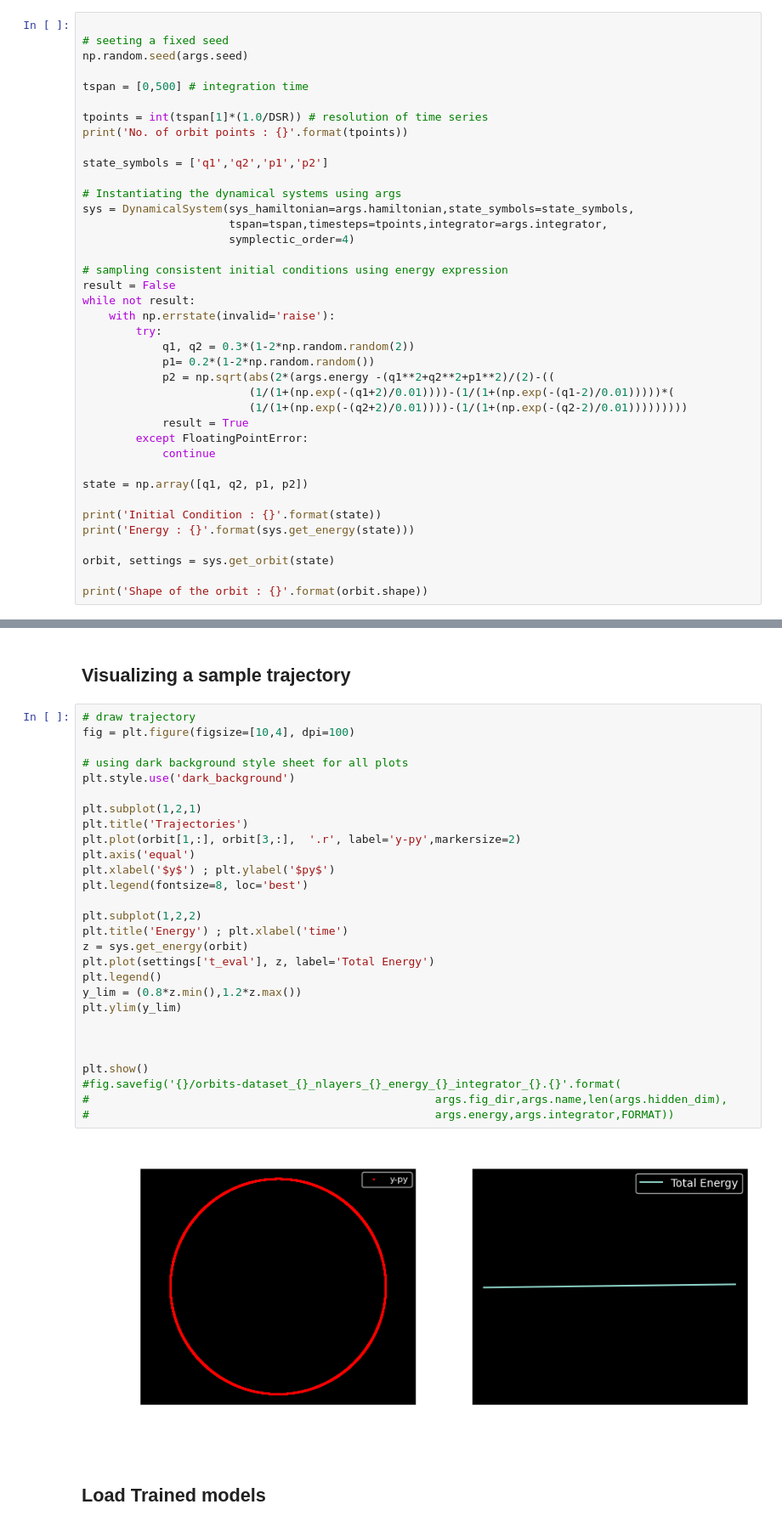
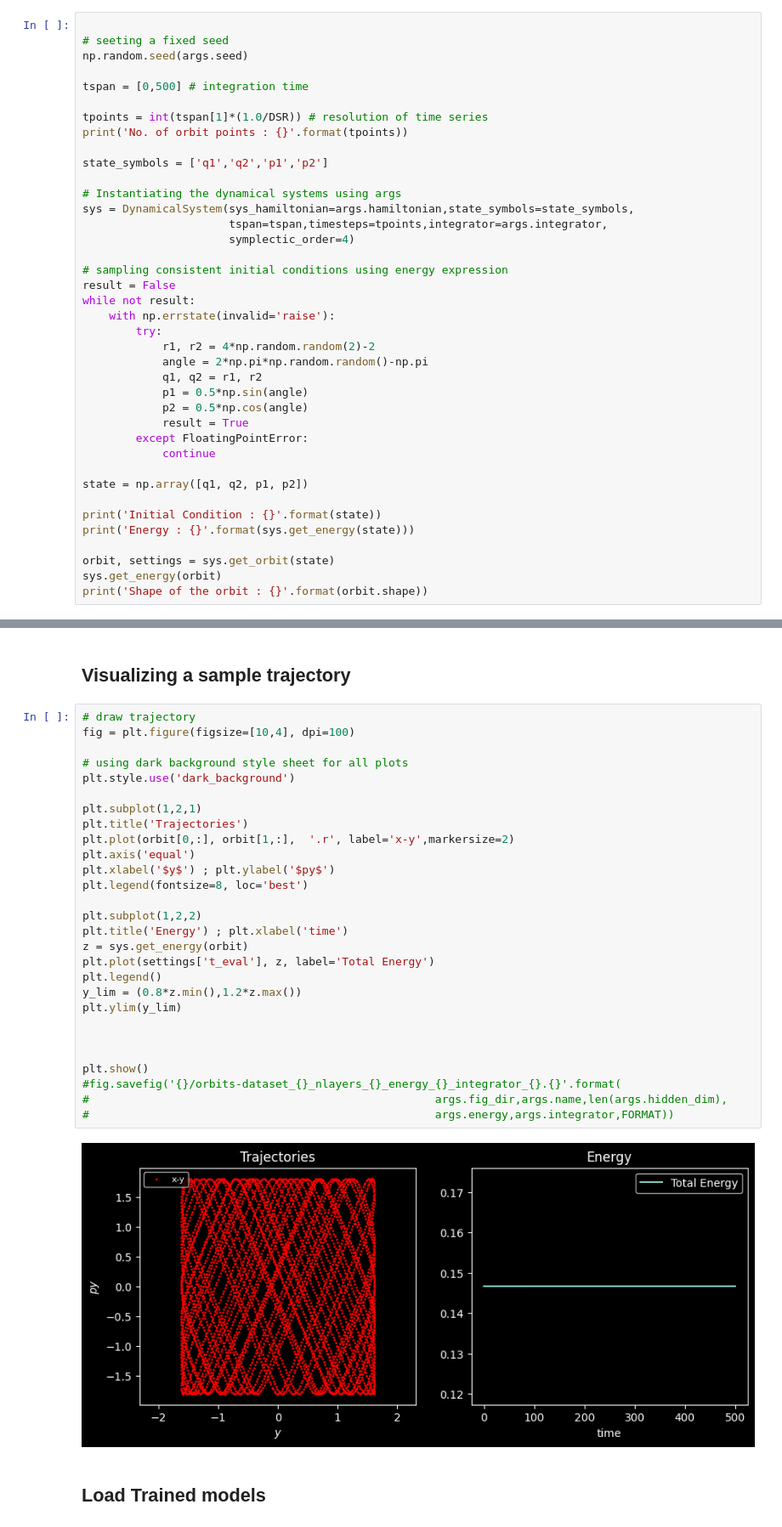
Before and after one commit to nirnayroy/OrderChaosHNN, a Jupyter notebook: analyze-square.ipynb, the cells around one changed output, grey strips where cells are left out. Shown: that part at 85% size. Saved outputs shown, nothing was run; the diff lists cells and outputs as text.

```diff
--- a/analyze-square.ipynb
+++ b/analyze-square.ipynb
@@ -89,11 +94,11 @@ result = False
 while not result:
     with np.errstate(invalid='raise'):
         try:
-            q1, q2 = 0.3*(1-2*np.random.random(2))
-            p1= 0.2*(1-2*np.random.random())
-            p2 = np.sqrt(abs(2*(args.energy -(q1**2+q2**2+p1**2)/(2)-((
-                         (1/(1+(np.exp(-(q1+2)/0.01))))-(1/(1+(np.exp(-(q1-2)/0.01)))))*(
-                         (1/(1+(np.exp(-(q2+2)/0.01))))-(1/(1+(np.exp(-(q2-2)/0.01)))))))))
+            r1, r2 = 4*np.random.random(2)-2
+            angle = 2*np.pi*np.random.random()-np.pi
+            q1, q2 = r1, r2
+            p1 = 0.5*np.sin(angle)
+            p2 = 0.5*np.cos(angle)
             result = True
         except FloatingPointError:
             continue
@@ -104,7 +109,7 @@ print('Initial Condition : {}'.format(state))
 print('Energy : {}'.format(sys.get_energy(state)))
 
 orbit, settings = sys.get_orbit(state)
-
+sys.get_energy(orbit)
 print('Shape of the orbit : {}'.format(orbit.shape))
 # %% [output]
 No. of orbit points : 5000
@@ -116,33 +121,33 @@ Shape of the orbit : (4, 5000)
 # %%
 # draw trajectory
 fig = plt.figure(figsize=[10,4], dpi=100)
 
 # using dark background style sheet for all plots
 plt.style.use('dark_background')
 
 plt.subplot(1,2,1)
 plt.title('Trajectories')
-plt.plot(orbit[1,:], orbit[3,:],  '.r', label='y-py',markersize=2)
+plt.plot(orbit[0,:], orbit[1,:],  '.r', label='x-y',markersize=2)
 plt.axis('equal')
 plt.xlabel('$y$') ; plt.ylabel('$py$')
 plt.legend(fontsize=8, loc='best')
 
 plt.subplot(1,2,2)
 plt.title('Energy') ; plt.xlabel('time')
 z = sys.get_energy(orbit)
 plt.plot(settings['t_eval'], z, label='Total Energy')
 plt.legend()
 y_lim = (0.8*z.min(),1.2*z.max())
 plt.ylim(y_lim)
 
 
 
 plt.show()
 #fig.savefig('{}/orbits-dataset_{}_nlayers_{}_energy_{}_integrator_{}.{}'.format(
 #                                                    args.fig_dir,args.name,len(args.hidden_dim),
 #                                                    args.energy,args.integrator,FORMAT))
 # %% [output]
-[figure, old version]
+[figure, new version]
 # %% [markdown]
 ## Load Trained models
 # %%
```
Also changed, not shown: parts of 22 cells of this notebook, 4 other files.
